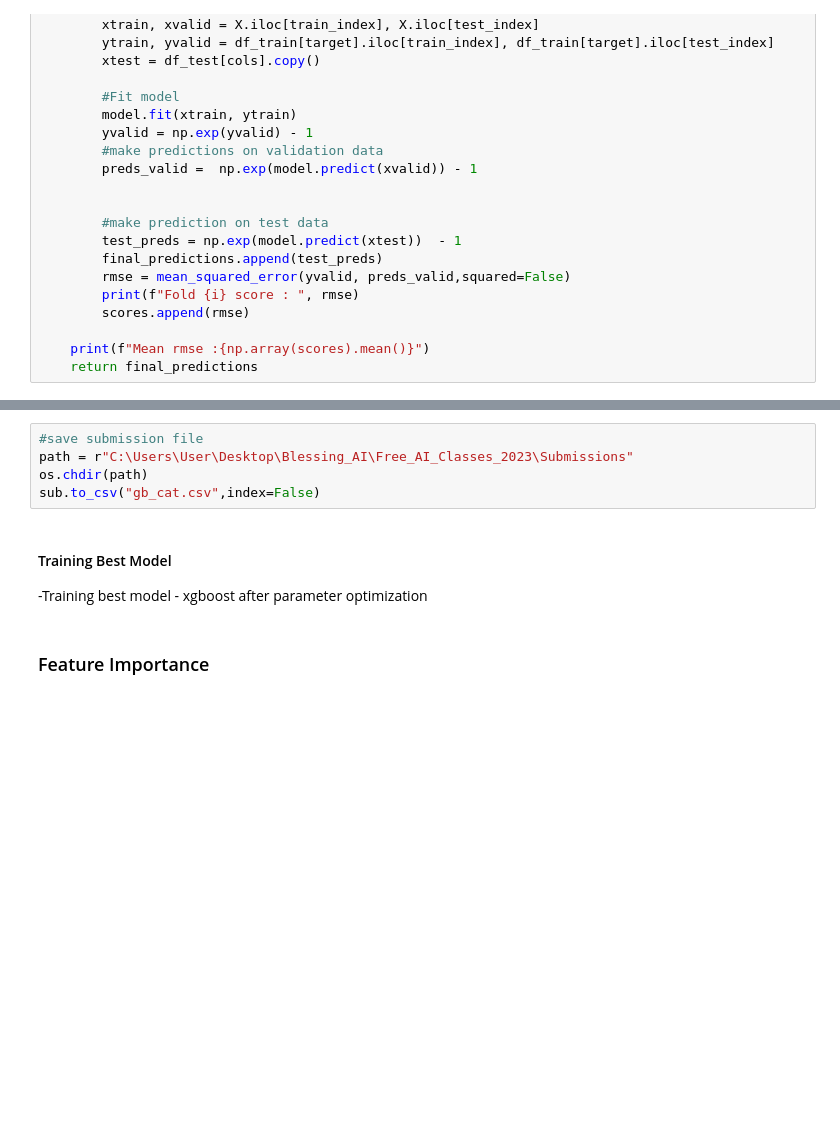
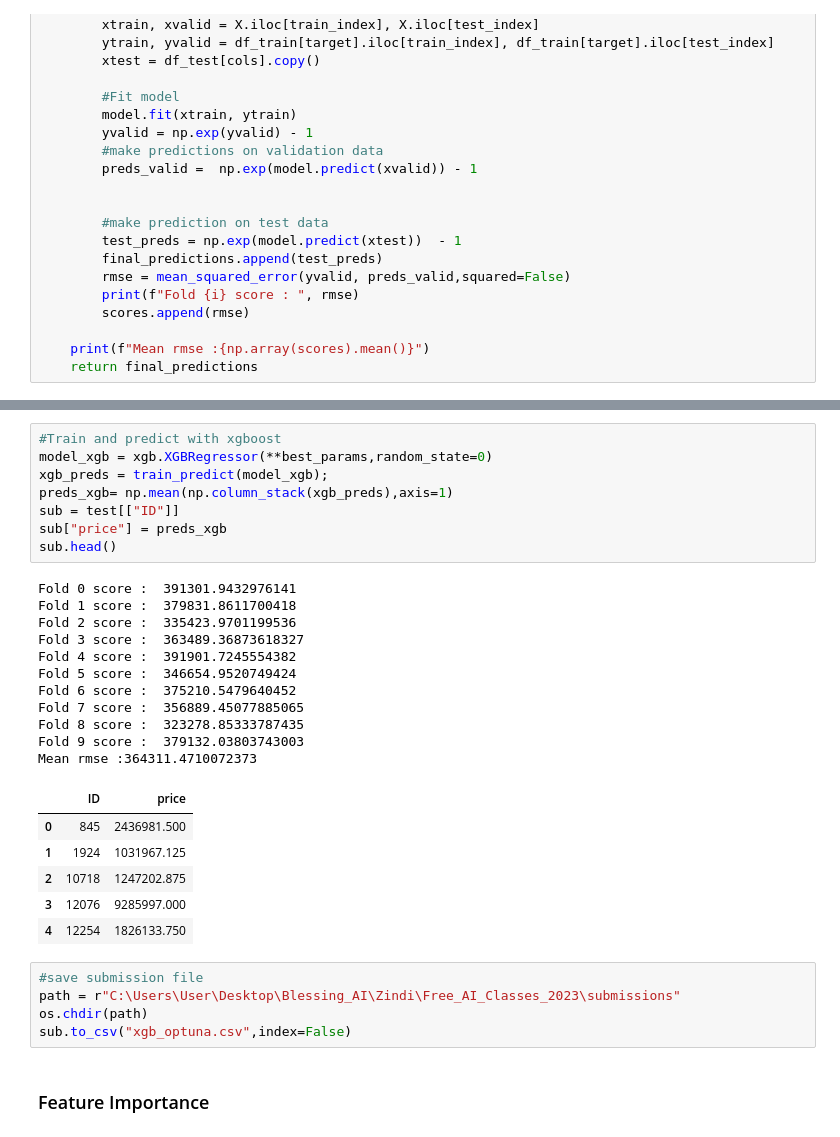
Before and after one commit to OwusuBlessing/DSN-2023-Qualification-hackaton, a Jupyter notebook: Notebooks/Model_Building.ipynb, the cells around one changed output, grey strips where cells are left out. Drawn from its saved outputs; the diff is of its cells as text; blank space fills up the shorter version.

```diff
--- a/Notebooks/Model_Building.ipynb
+++ b/Notebooks/Model_Building.ipynb
@@ -473,11 +389,34 @@ Mean rmse :389999.1807073424
-# %%
-#save submission file
-path = r"C:\Users\User\Desktop\Blessing_AI\Free_AI_Classes_2023\Submissions"
-os.chdir(path)
-sub.to_csv("gb_cat.csv",index=False)
-# %% [markdown]
-#### Training Best Model
--Training best model - xgboost after parameter optimization
+# %%
+#Train and predict with xgboost
+model_xgb = xgb.XGBRegressor(**best_params,random_state=0)
+xgb_preds = train_predict(model_xgb);
+preds_xgb= np.mean(np.column_stack(xgb_preds),axis=1)
+sub = test[["ID"]]
+sub["price"] = preds_xgb
+sub.head()
+# %% [output]
+Fold 0 score :  391301.9432976141
+Fold 1 score :  379831.8611700418
+Fold 2 score :  335423.9701199536
+Fold 3 score :  363489.36873618327
+Fold 4 score :  391901.7245554382
+Fold 5 score :  346654.9520749424
+Fold 6 score :  375210.5479640452
+Fold 7 score :  356889.45077885065
+Fold 8 score :  323278.85333787435
+Fold 9 score :  379132.03803743003
+Mean rmse :364311.4710072373
+|  | ID | price |
+| 0 | 845 | 2436981.500 |
+| 1 | 1924 | 1031967.125 |
+| 2 | 10718 | 1247202.875 |
+| 3 | 12076 | 9285997.000 |
+| 4 | 12254 | 1826133.750 |
+# %%
+#save submission file
+path = r"C:\Users\User\Desktop\Blessing_AI\Zindi\Free_AI_Classes_2023\submissions"
+os.chdir(path)
+sub.to_csv("xgb_optuna.csv",index=False)
 # %% [markdown]
 ### Feature Importance
 # %% [markdown]
```
Also changed, not shown: parts of 9 cells of this notebook, 25 other files.
